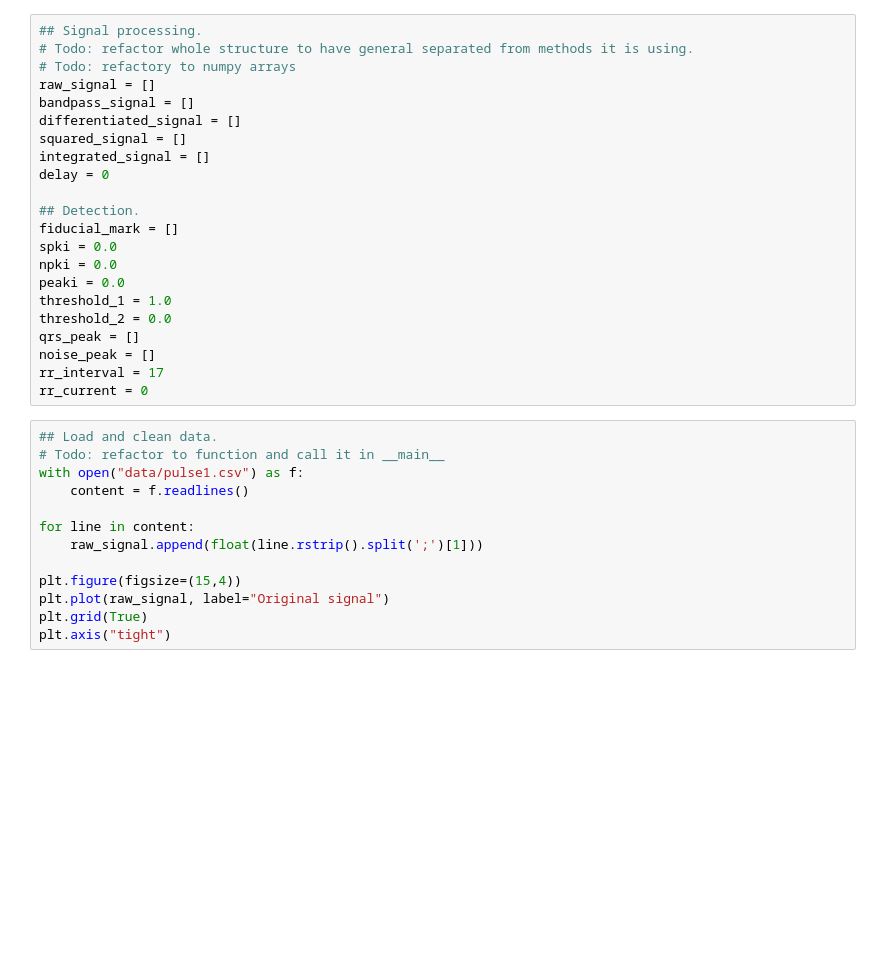
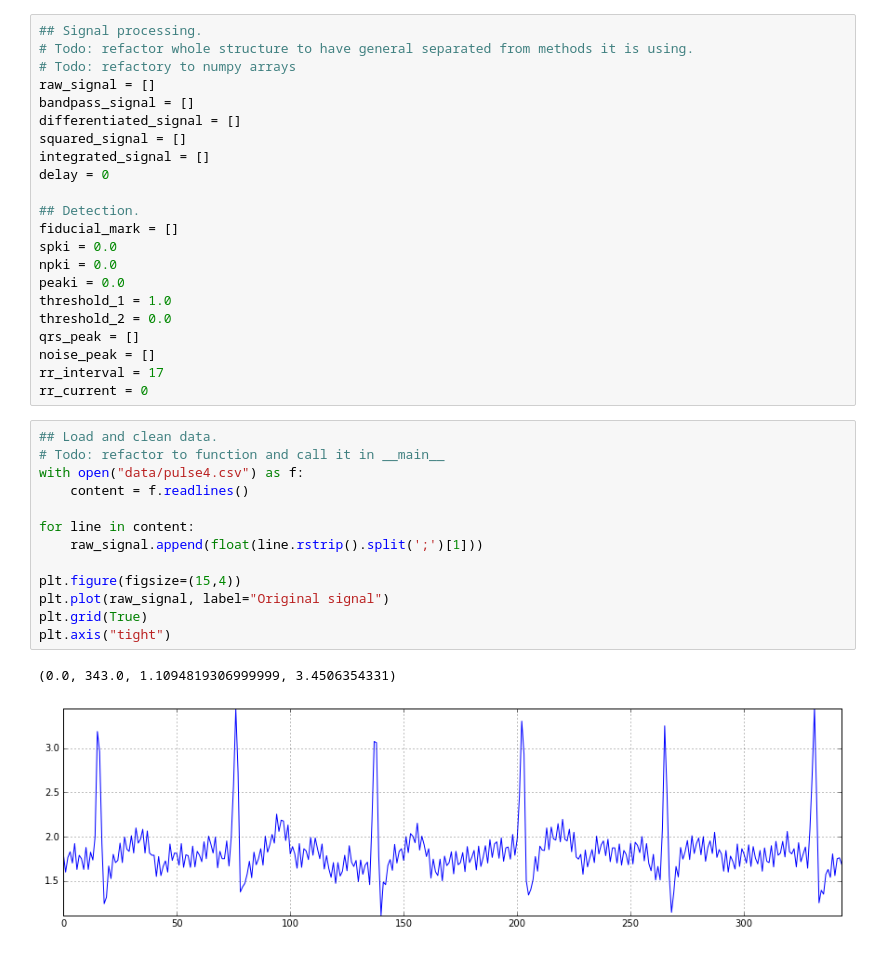
Before and after one commit to c-labpl/qrs_detector, a Jupyter notebook: QRSDetectorOffline.ipynb, the cells around one changed output. Cells and saved outputs as stored; diff of their text form; blank space fills up the shorter version.

```diff
--- a/QRSDetectorOffline.ipynb
+++ b/QRSDetectorOffline.ipynb
@@ -36,16 +36,19 @@ rr_current = 0
 # %%
 ## Load and clean data.
 # Todo: refactor to function and call it in __main__
-with open("data/pulse1.csv") as f:
+with open("data/pulse4.csv") as f:
     content = f.readlines()
 
 for line in content:
     raw_signal.append(float(line.rstrip().split(';')[1]))
 
 plt.figure(figsize=(15,4))
 plt.plot(raw_signal, label="Original signal")
 plt.grid(True)
 plt.axis("tight")
+# %% [output]
+(0.0, 343.0, 1.1094819306999999, 3.4506354331)
+[figure, added]
 # %%
 ## Signal processing - pass band 5-15 Hz.
 # Todo: move filtering parameters to separate section.
```
Also changed, not shown: parts of 8 cells of this notebook.
